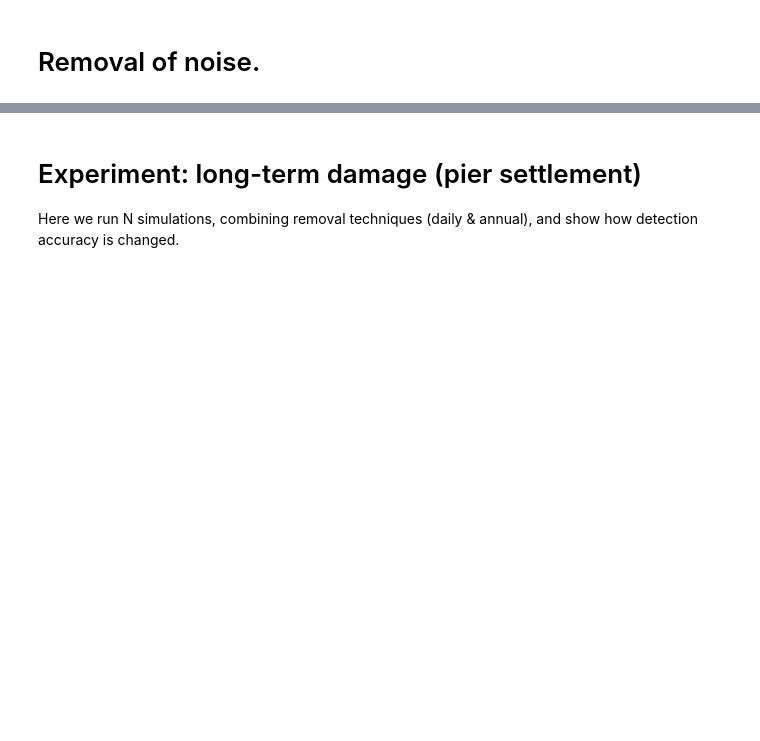
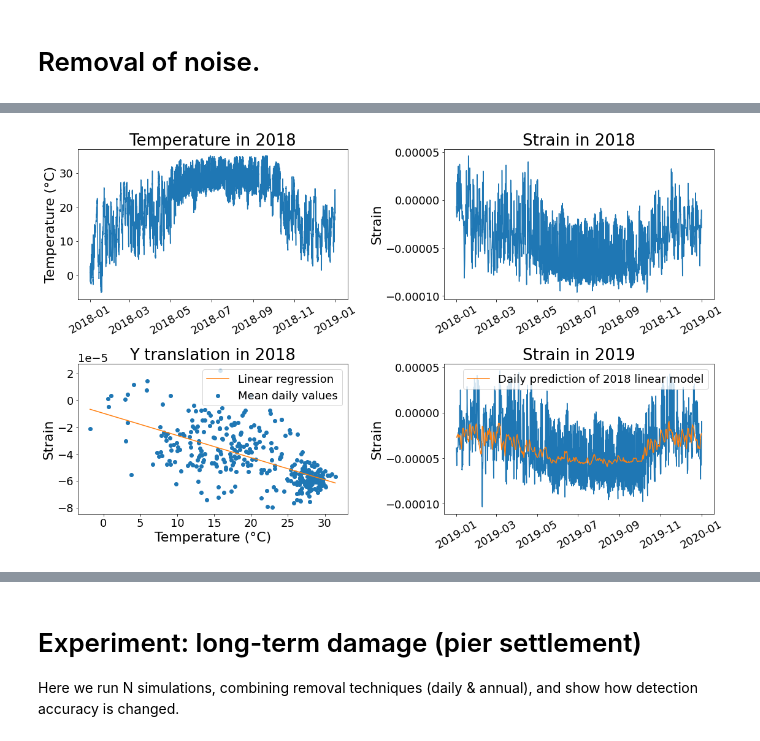
Before and after one commit to jerbaroo/bridge-sim, a Jupyter notebook: notebooks/piers.ipynb, the cells around one changed output, grey strips where cells are left out. Cells and saved outputs as stored; diff of their text form; code cells hidden in the pictures; blank space fills up the shorter version.

```diff
--- a/notebooks/piers.ipynb
+++ b/notebooks/piers.ipynb
@@ -597,3 +684,37 @@ INFO: Saving image to /Users/jeremy/Desktop/mesh-med-600-mar/generated-data-imag
+# %%
+plt.landscape()
+plt.subplot(2, 2, 1)
+plt.plot(temps_2018["datetime"], temps_2018["temp"])
+plt.ylabel("Temperature (°C)")
+# plt.xlabel("Date")
+plt.title("Temperature in 2018")
+plt.xticks(rotation=30)
+plt.subplot(2, 2, 2)
+plt.plot(temps_2018["datetime"], effect_2018_s)
+plt.ylabel("Strain")
+plt.xticks(rotation=30)
+# plt.xlabel("Date")
+plt.title("Strain in 2018")
+plt.subplot(2, 2, 3)
+plt.scatter(regress_temps_2018, regress_s_2018, label="Mean daily values")
+lr_s_2018 = LinearRegression().fit(regress_temps_2018.reshape(-1, 1), regress_s_2018)
+x = np.linspace(min(regress_temps_2018), max(regress_temps_2018), 100).reshape(-1, 1)
+plt.plot(x, lr_s_2018.predict(x), color="tab:orange", label="Linear regression")
+plt.legend()
+plt.ylabel("Strain")
+plt.xlabel("Temperature (°C)")
+plt.title("Y translation in 2018")
+plt.subplot(2, 2, 4)
+plt.plot(temps_2019["datetime"], effect_2019_s)
+plt.plot(regress_dates_2019, lr_s_2018.predict(regress_temps_2019.reshape(-1, 1)), label="Daily prediction of 2018 linear model")
+plt.legend()
+plt.ylabel("Strain")
+plt.title("Strain in 2019")
+plt.xticks(rotation=30)
+plt.tight_layout()
+# plt.gcf().autofmt_xdate()
+# %% [output]
+[figure, added]
 # %%
 # import numpy.polynomial.polynomial as poly
 #     y_samples = list(map(lambda i: signal[int(i)], indices))
```
Also changed, not shown: parts of 16 cells of this notebook, 2 other files.
